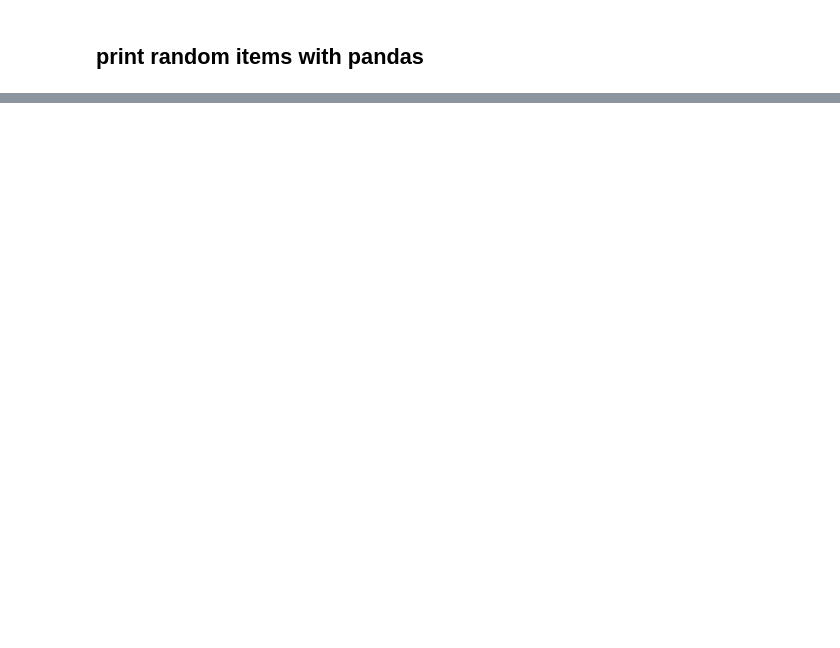
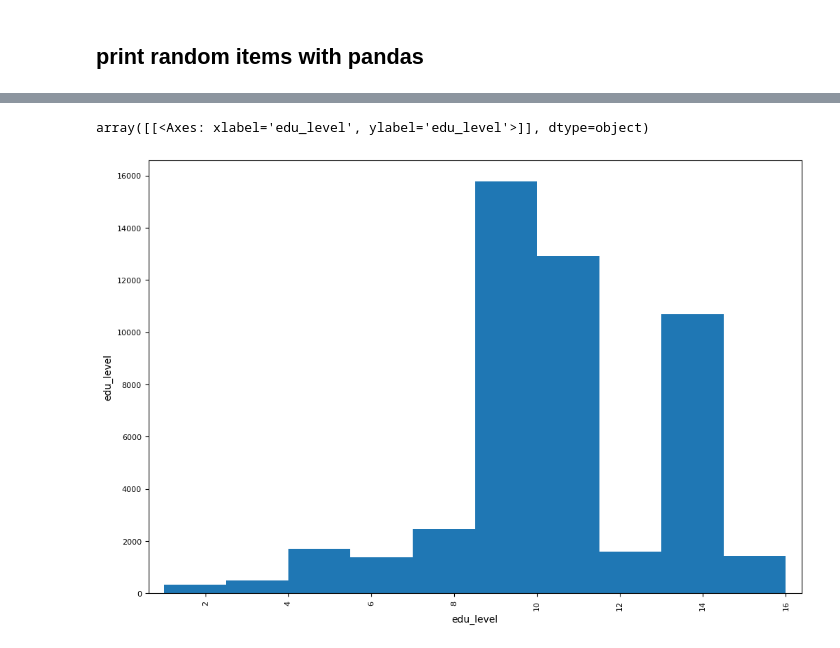
Before and after one commit to rezaAdinepour/Machine-Learning-Homework, a Jupyter notebook: ML-HW1/P1_table_preprocessing.ipynb, the cells around one changed output, grey strips where cells are left out. Drawn from its saved outputs; the diff is of its cells as text; code cells hidden in the pictures; blank space fills up the shorter version.

```diff
--- a/ML-HW1/P1_table_preprocessing.ipynb
+++ b/ML-HW1/P1_table_preprocessing.ipynb
@@ -100,0 +118,8 @@ print(random_items)
+# %%
+from pandas.plotting import scatter_matrix
+
+features = [headers[3], headers[4], headers[5], headers[6]]
+scatter_matrix(df[features], figsize=(12, 8))
+# %% [output]
+array([[<Axes: xlabel='edu_level', ylabel='edu_level'>]], dtype=object)
+[figure, added]
```
Also changed, not shown: parts of 9 cells of this notebook.
